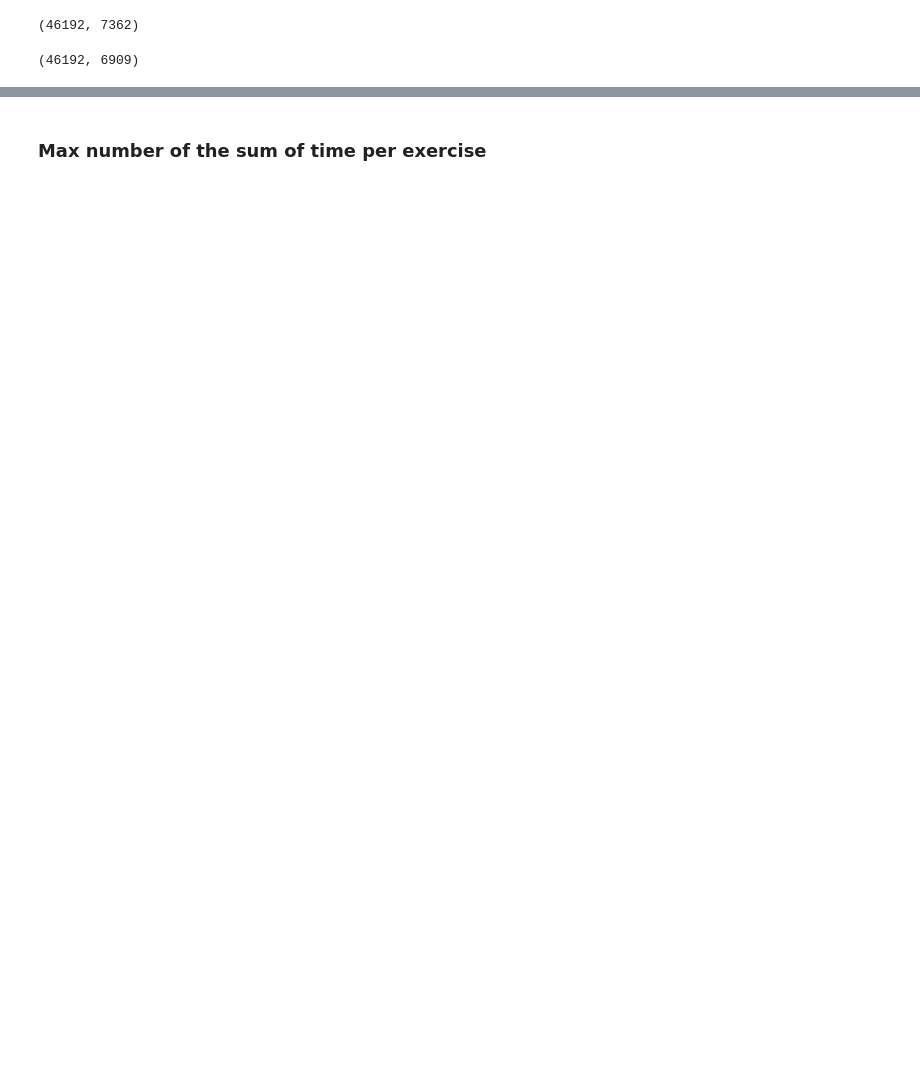
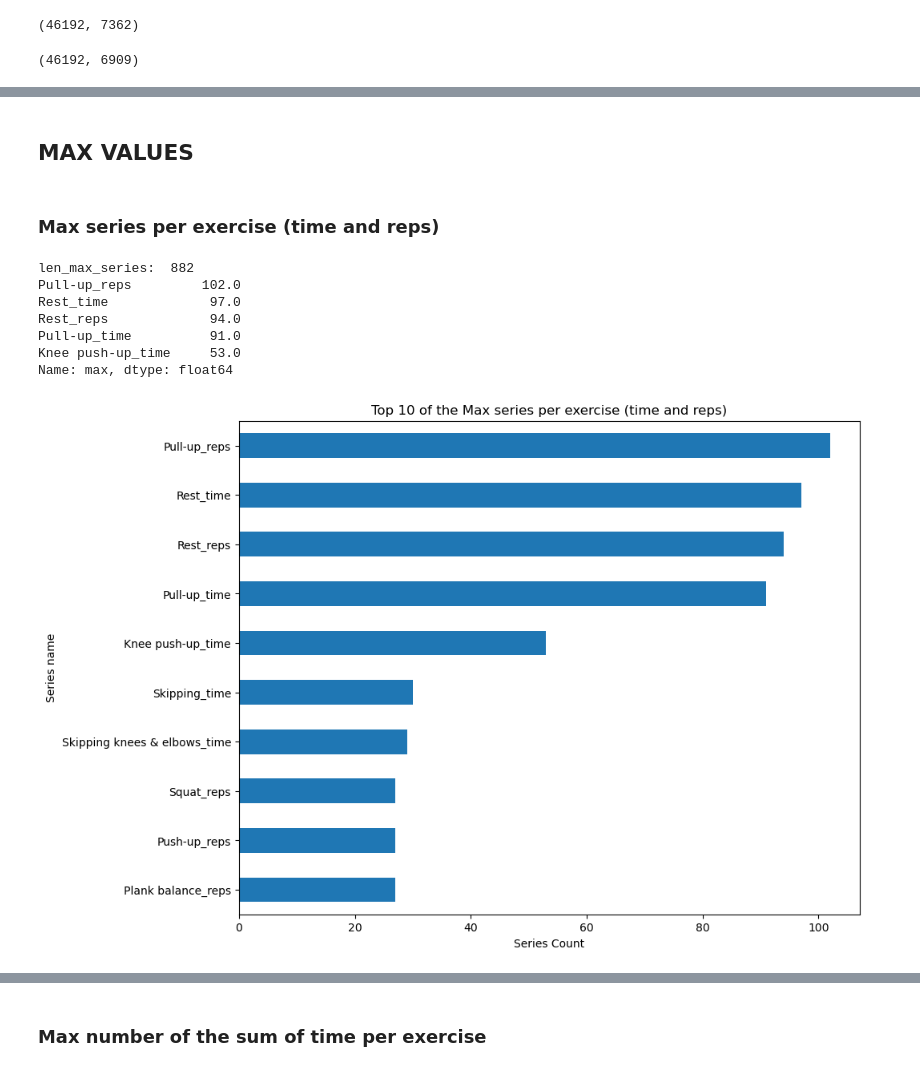
Before and after one commit to evidadeusto/mhunters, a Jupyter notebook: analysis_oscar_preprocessing/data_cleaning_dataframe_session_v0.ipynb, the cells around one changed output, grey strips where cells are left out. Saved outputs shown, nothing was run; the diff lists cells and outputs as text; code cells hidden in the pictures; blank space fills up the shorter version.

```diff
--- a/analysis_oscar_preprocessing/data_cleaning_dataframe_session_v0.ipynb
+++ b/analysis_oscar_preprocessing/data_cleaning_dataframe_session_v0.ipynb
@@ -210,3 +211,5 @@ def plot_of_columns_based_on_regex(df,  plot_conf, words_to_include =[], ascendi
+# %% [markdown]
+## MAX VALUES
 # %%
 def get_max_values(df):
 
@@ -219,3 +222,26 @@ def get_max_values(df):
     return max_values
 
 max_values = get_max_values(df_describe)
+# %% [markdown]
+### Max series per exercise (time and reps)
+# %%
+words_to_include = ['_time$', '_reps$']
+
+range_reps = (0,10)
+plot_conf = {
+   'range_values_to_plot' : range_reps,
+   'title' : 'Top ' + str(range_reps[1]) + ' of the Max series per exercise (time and reps)',
+   'xlabel' : 'Series Count',
+   'ylabel' : 'Series name'
+}
+
+plot_of_columns_based_on_regex(max_values, plot_conf, words_to_include)
+# %% [output]
+len_max_series:  882
+Pull-up_reps         102.0
+Rest_time             97.0
+Rest_reps             94.0
+Pull-up_time          91.0
+Knee push-up_time     53.0
+Name: max, dtype: float64
+[figure, added]
```
Also changed, not shown: parts of 67 cells of this notebook.
